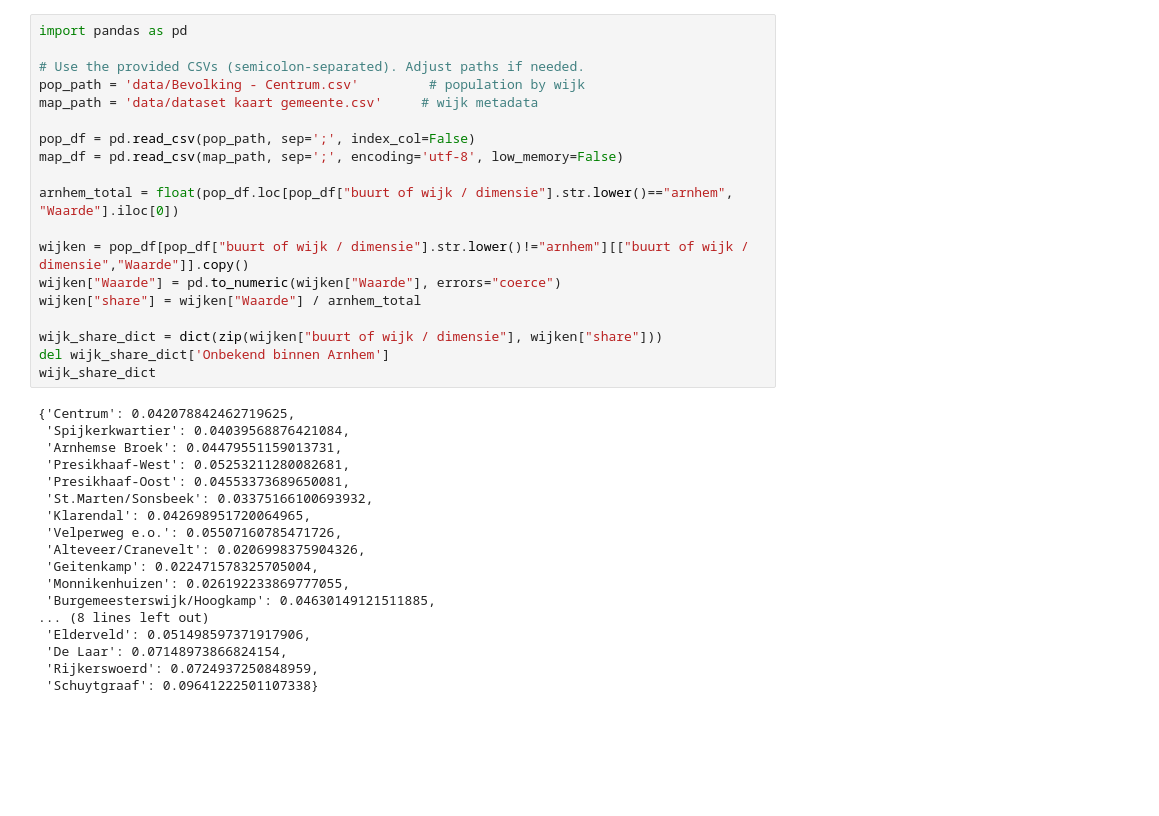
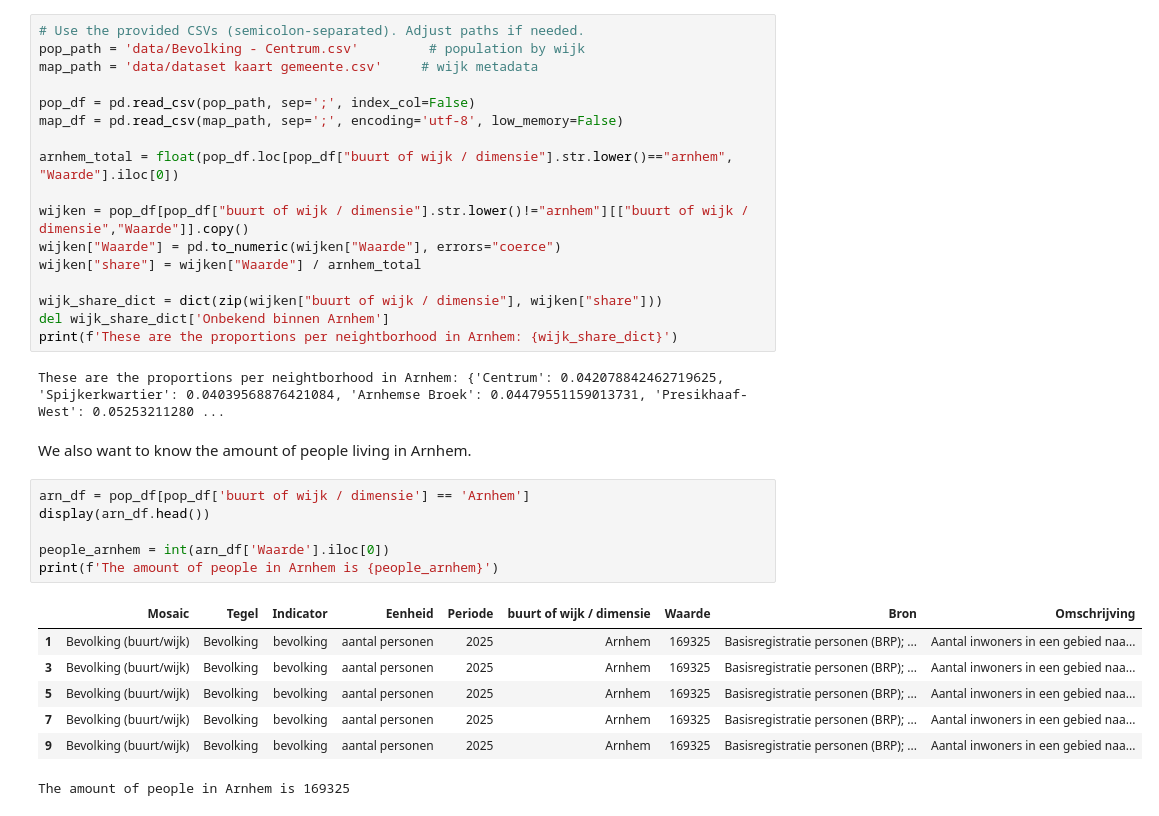
Before and after one commit to ihsdriessen/scp_abm, a Jupyter notebook: test_youth_model.ipynb, the cells around one changed output. Saved outputs shown, nothing was run; the diff lists cells and outputs as text; blank space fills up the shorter version.

```diff
--- a/test_youth_model.ipynb
+++ b/test_youth_model.ipynb
@@ -8,6 +20,4 @@ import matplotlib.pyplot as plt
 # %%
-import pandas as pd
-
 # Use the provided CSVs (semicolon-separated). Adjust paths if needed.
 pop_path = 'data/Bevolking - Centrum.csv'         # population by wijk
 map_path = 'data/dataset kaart gemeente.csv'     # wijk metadata
@@ -23,22 +33,22 @@ wijken["share"] = wijken["Waarde"] / arnhem_total
 
 wijk_share_dict = dict(zip(wijken["buurt of wijk / dimensie"], wijken["share"]))
 del wijk_share_dict['Onbekend binnen Arnhem']
-wijk_share_dict
+print(f'These are the proportions per neightborhood in Arnhem: {wijk_share_dict}')
 # %% [output]
-{'Centrum': 0.042078842462719625,
- 'Spijkerkwartier': 0.04039568876421084,
- 'Arnhemse Broek': 0.04479551159013731,
- 'Presikhaaf-West': 0.05253211280082681,
- 'Presikhaaf-Oost': 0.04553373689650081,
- 'St.Marten/Sonsbeek': 0.03375166100693932,
- 'Klarendal': 0.042698951720064965,
- 'Velperweg e.o.': 0.05507160785471726,
- 'Alteveer/Cranevelt': 0.0206998375904326,
- 'Geitenkamp': 0.022471578325705004,
- 'Monnikenhuizen': 0.026192233869777055,
- 'Burgemeesterswijk/Hoogkamp': 0.04630149121511885,
-... (8 lines left out)
- 'Elderveld': 0.051498597371917906,
- 'De Laar': 0.07148973866824154,
- 'Rijkerswoerd': 0.0724937250848959,
- 'Schuytgraaf': 0.09641222501107338}
+These are the proportions per neightborhood in Arnhem: {'Centrum': 0.042078842462719625, 'Spijkerkwartier': 0.04039568876421084, 'Arnhemse Broek': 0.04479551159013731, 'Presikhaaf-West': 0.05253211280 ...
+# %% [markdown]
+We also want to know the amount of people living in Arnhem.
+# %%
+arn_df = pop_df[pop_df['buurt of wijk / dimensie'] == 'Arnhem']
+display(arn_df.head())
+
+people_arnhem = int(arn_df['Waarde'].iloc[0])
+print(f'The amount of people in Arnhem is {people_arnhem}')
+# %% [output]
+|  | Mosaic | Tegel | Indicator | Eenheid | Periode | buurt of wijk / dimensie | Waarde | Bron | Omschrijving |
+| 1 | Bevolking (buurt/wijk) | Bevolking | bevolking | aantal personen | 2025 | Arnhem | 169325 | Basisregistratie personen (BRP); ... | Aantal inwoners in een gebied naa... |
+| 3 | Bevolking (buurt/wijk) | Bevolking | bevolking | aantal personen | 2025 | Arnhem | 169325 | Basisregistratie personen (BRP); ... | Aantal inwoners in een gebied naa... |
+| 5 | Bevolking (buurt/wijk) | Bevolking | bevolking | aantal personen | 2025 | Arnhem | 169325 | Basisregistratie personen (BRP); ... | Aantal inwoners in een gebied naa... |
+| 7 | Bevolking (buurt/wijk) | Bevolking | bevolking | aantal personen | 2025 | Arnhem | 169325 | Basisregistratie personen (BRP); ... | Aantal inwoners in een gebied naa... |
+| 9 | Bevolking (buurt/wijk) | Bevolking | bevolking | aantal personen | 2025 | Arnhem | 169325 | Basisregistratie personen (BRP); ... | Aantal inwoners in een gebied naa... |
+The amount of people in Arnhem is 169325
```
Also changed, not shown: parts of 18 cells of this notebook, 1 other file.
